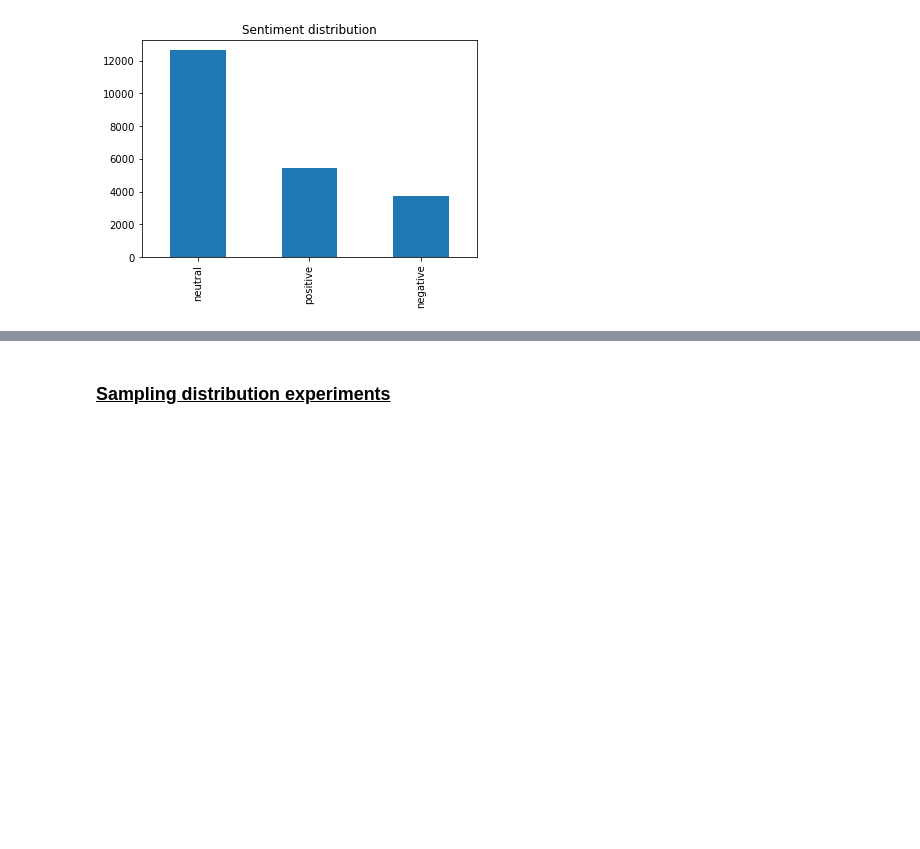
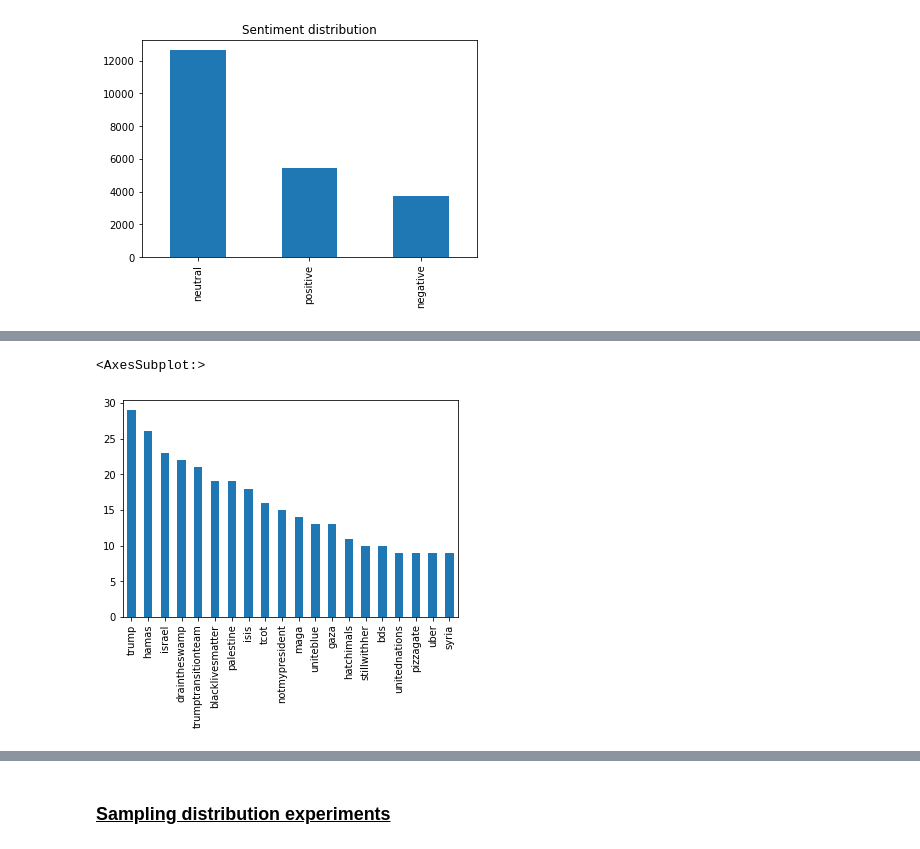
Before and after one commit to kelmanchen/tweet-sentiment-analysis, a Jupyter notebook: Assignment 2 Code.ipynb, the cells around one changed output, grey strips where cells are left out. Saved outputs shown, nothing was run; the diff lists cells and outputs as text; code cells hidden in the pictures; blank space fills up the shorter version.

```diff
--- a/Assignment 2 Code.ipynb
+++ b/Assignment 2 Code.ipynb
@@ -271,0 +298,5 @@ df['sentiment'].value_counts().plot(kind='bar')
+# %%
+extract_hashtags(df, 'negative').value_counts()[0:20].plot(kind='bar')
+# %% [output]
+<AxesSubplot:>
+[figure, added]
```
Also changed, not shown: parts of 11 cells of this notebook.
